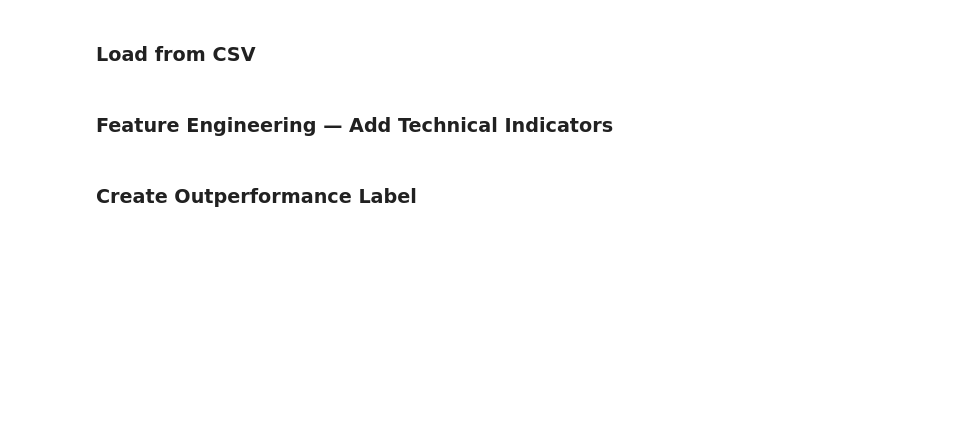
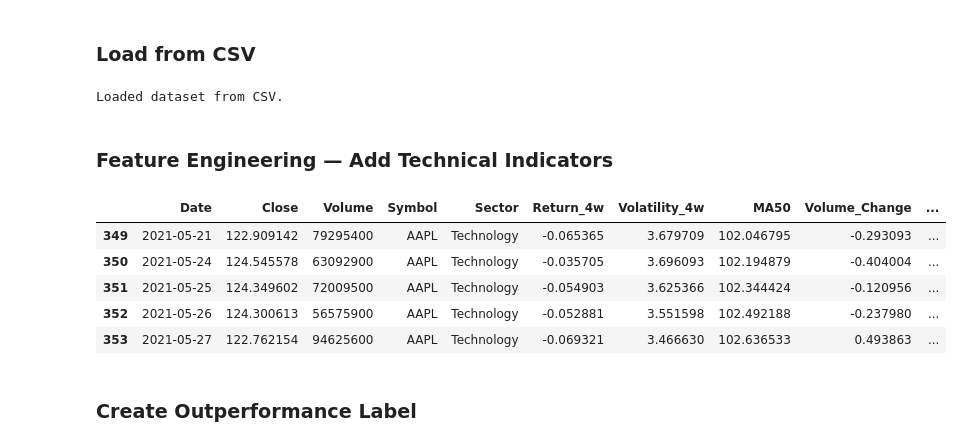
Before and after one commit to PEEMAI2004/CPE-232-Project, a Jupyter notebook: Portfolio Management Project Using Random Forest.ipynb, the cells around one changed output. Drawn from its saved outputs; the diff is of its cells as text; code cells hidden in the pictures; blank space fills up the shorter version.

```diff
--- a/Portfolio Management Project Using Random Forest.ipynb
+++ b/Portfolio Management Project Using Random Forest.ipynb
@@ -21,15 +21,9 @@ benchmark_symbol = "^GSPC"
 
 # Top 10 symbols from each sector (replace with your actual tickers if needed)
 sectors = {
-    "Technology": ["AAPL"],
-    # "Technology": ['AAPL', 'GOOGL', 'MSFT', 'AMZN', 'META', 'TSLA', 'NFLX', 'NVDA', 'INTC', 'AMD'],
-    # "Communication": ["GOOGL", "META", "NFLX", "TMUS", "DIS", "VZ", "T", "CHTR", "CMCSA", "WBD"],
-    # "Health": ["JNJ", "PFE", "ABBV", "LLY", "MRK", "TMO", "BMY", "UNH", "ABT", "CVS"],
-    # "Financials": ["JPM", "BAC", "WFC", "C", "GS", "MS", "AXP", "USB", "BK", "SCHW"],
-    # "Defensive": ["PG", "KO", "PEP", "WMT", "COST", "CL", "MO", "KMB", "MDLZ", "KR"],
-    # "Cyclical": ["AMZN", "HD", "LOW", "MCD", "NKE", "SBUX", "BKNG", "TGT", "EBAY", "GM"],
-    # "Property": ["PLD", "AMT", "CCI", "EQIX", "DLR"benchmark_symbol "SPG", "O", "PSA", "VTR", "EXR"],
-    # "Benchmark": [benchmark_symbol]
+    # "Technology": ["AAPL"],
+    "Technology": ['AAPL', 'GOOGL', 'MSFT', 'AMZN', 'META', 'TSLA', 'NFLX', 'NVDA', 'INTC', 'AMD'],
+    "Benchmark": [benchmark_symbol]
 }
 
 # Flatten list of all tickers
@@ -51,7 +45,9 @@ stock_df = stock_df[stock_df["Symbol"].isin(all_symbols)]
 
 
 # Drop any rows with symbol that match the benchmark symbol
-stock_df = stock_df[stock_df["Symbol"] != benchmark_symbol]
+# stock_df = stock_df[stock_df["Symbol"] != benchmark_symbol]
+# %% [output]
+Loaded dataset from CSV.
 # %% [markdown]
 ### Feature Engineering — Add Technical Indicators
 # %%
@@ -62,44 +58,50 @@ def add_technical_indicators(df):
         sub = df[df["Symbol"] == symbol].sort_values("Date").copy()
 
         # Momentum: past 1-week and 4-week returns
-        sub["Return_1w"] = sub["Close"].pct_change(1*7)
+        # sub["Return_1w"] = sub["Close"].pct_change(1*7)
         sub["Return_4w"] = sub["Close"].pct_change(4*7)
 
         # Volatility: Rolling std dev
         sub["Volatility_4w"] = sub["Close"].rolling(window=4*7).std()
 
         # Moving averages
-        sub['MA5'] = sub['Close'].rolling(window=5*7).mean()
-        sub['MA20'] = sub['Close'].rolling(window=20*7).mean()
+        # sub['MA5'] = sub['Close'].rolling(window=5*7).mean()
+        # sub['MA20'] = sub['Close'].rolling(window=20*7).mean()
         sub['MA50'] = sub['Close'].rolling(window=50*7).mean()
 
         # Volume indicators
         sub['Volume_Change'] = sub['Volume'].pct_change(periods=7)
         sub['Volume_MA5'] = sub['Volume'].rolling(window=5*7).mean()
 
         # MACD
         sub["MACD"] = MACD(close=sub["Close"]).macd()
         sub["MACD_Signal"] = MACD(close=sub["Close"]).macd_signal()
 
         # RSI
         sub["RSI"] = RSIIndicator(close=sub["Close"], window=14).rsi()
 
         # SMAbenchmark_symbol
         # Bollinger Bands
         bb = BollingerBands(close=sub["Close"], window=20)
         sub["BB_Upper"] = bb.bollinger_hband()
         sub["BB_Lower"] = bb.bollinger_lband()
 
-        #
-
         result.append(sub)
 
     features_df = pd.concat(result).reset_index(drop=True)
+    features_df.drop(columns=["Low", "High", "Open"], inplace=True)
     return features_df
-
-features_df = add_technical_indicators(stock_df)
+indicator_with_feature = add_technical_indicators(stock_df[stock_df["Symbol"] == benchmark_symbol])
+features_df = add_technical_indicators(stock_df[stock_df["Symbol"] != benchmark_symbol])
 features_df = features_df.dropna()
 features_df.head()
+# %% [output]
+|  | Date | Close | Volume | Symbol | Sector | Return_4w | Volatility_4w | MA50 | Volume_Change | ... |
+| 349 | 2021-05-21 | 122.909142 | 79295400 | AAPL | Technology | -0.065365 | 3.679709 | 102.046795 | -0.293093 | ... |
+| 350 | 2021-05-24 | 124.545578 | 63092900 | AAPL | Technology | -0.035705 | 3.696093 | 102.194879 | -0.404004 | ... |
+| 351 | 2021-05-25 | 124.349602 | 72009500 | AAPL | Technology | -0.054903 | 3.625366 | 102.344424 | -0.120956 | ... |
+| 352 | 2021-05-26 | 124.300613 | 56575900 | AAPL | Technology | -0.052881 | 3.551598 | 102.492188 | -0.237980 | ... |
+| 353 | 2021-05-27 | 122.762154 | 94625600 | AAPL | Technology | -0.069321 | 3.466630 | 102.636533 | 0.493863 | ... |
 # %% [markdown]
 ### Create Outperformance Label
 # %%
```
Also changed, not shown: parts of 26 cells of this notebook, 1 other file.
